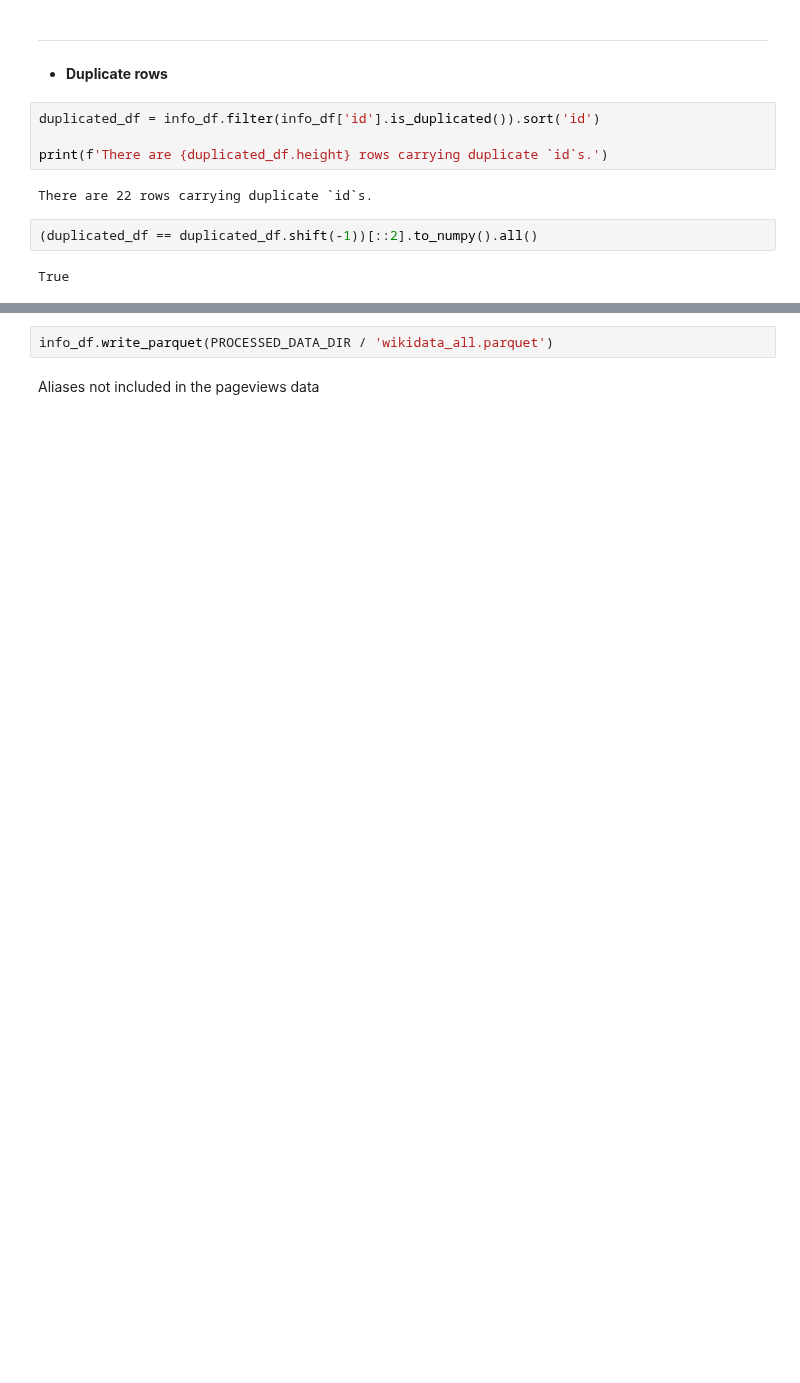
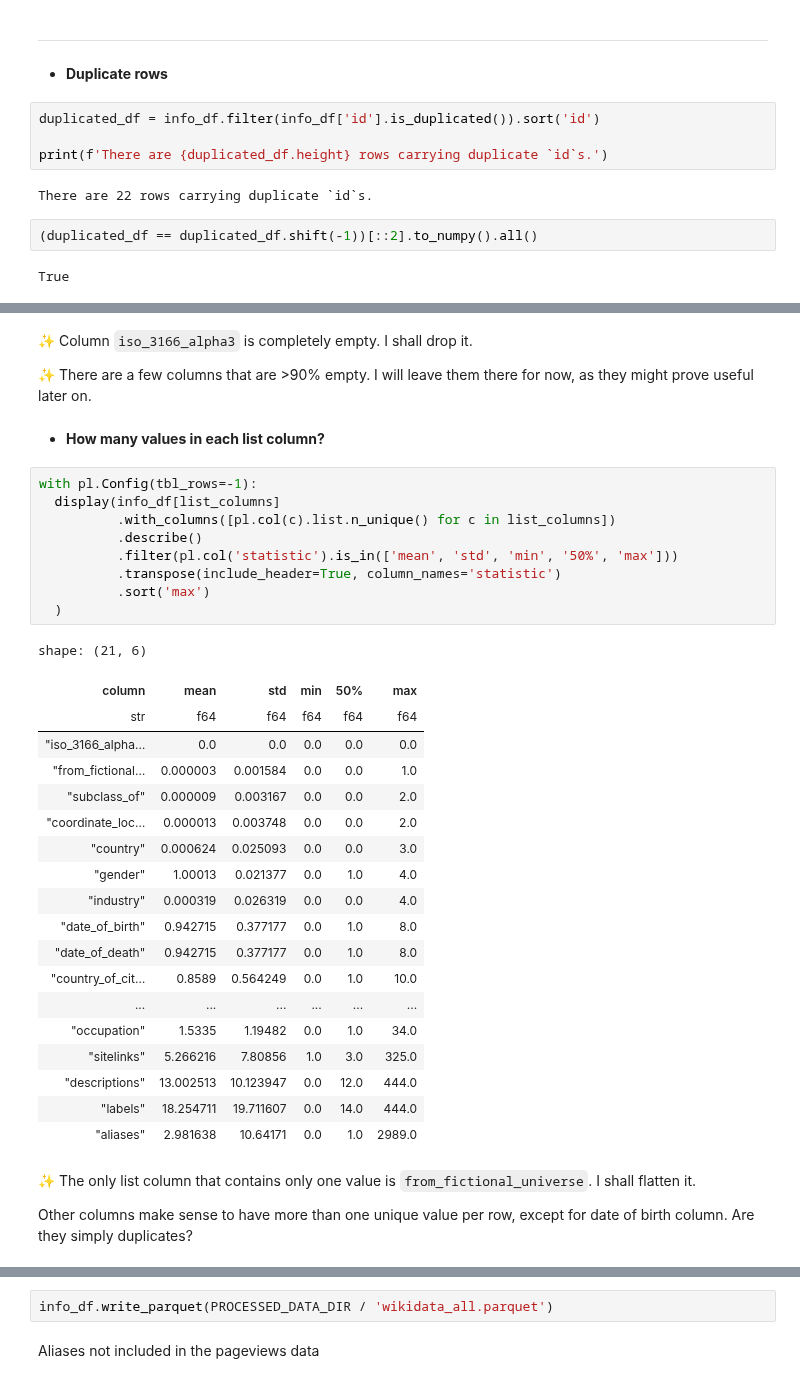
Before and after one commit to MNetanel/wikipedia-people-page-views-patterns, a Jupyter notebook: notebooks/wikipedia_pageviews_project.ipynb, the cells around one changed output, grey strips where cells are left out. Cells and saved outputs as stored; diff of their text form; blank space fills up the shorter version.

```diff
--- a/notebooks/wikipedia_pageviews_project.ipynb
+++ b/notebooks/wikipedia_pageviews_project.ipynb
@@ -462,0 +351,39 @@ educated_at shape: (15, 2)
+# %% [markdown]
+✨ Column `iso_3166_alpha3` is completely empty. I shall drop it.
+
+✨ There are a few columns that are >90% empty. I will leave them there for now, as they might prove useful later on.
+# %% [markdown]
+* **How many values in each list column?**
+# %%
+with pl.Config(tbl_rows=-1):
+  display(info_df[list_columns]
+          .with_columns([pl.col(c).list.n_unique() for c in list_columns])
+          .describe()
+          .filter(pl.col('statistic').is_in(['mean', 'std', 'min', '50%', 'max']))
+          .transpose(include_header=True, column_names='statistic')
+          .sort('max')
+  )
+# %% [output]
+shape: (21, 6)
+| column | mean | std | min | 50% | max |
+| str | f64 | f64 | f64 | f64 | f64 |
+| "iso_3166_alpha… | 0.0 | 0.0 | 0.0 | 0.0 | 0.0 |
+| "from_fictional… | 0.000003 | 0.001584 | 0.0 | 0.0 | 1.0 |
+| "subclass_of" | 0.000009 | 0.003167 | 0.0 | 0.0 | 2.0 |
+| "coordinate_loc… | 0.000013 | 0.003748 | 0.0 | 0.0 | 2.0 |
+| "country" | 0.000624 | 0.025093 | 0.0 | 0.0 | 3.0 |
+| "gender" | 1.00013 | 0.021377 | 0.0 | 1.0 | 4.0 |
+| "industry" | 0.000319 | 0.026319 | 0.0 | 0.0 | 4.0 |
+| "date_of_birth" | 0.942715 | 0.377177 | 0.0 | 1.0 | 8.0 |
+| "date_of_death" | 0.942715 | 0.377177 | 0.0 | 1.0 | 8.0 |
+| "country_of_cit… | 0.8589 | 0.564249 | 0.0 | 1.0 | 10.0 |
+| ... | ... | ... | ... | ... | ... |
+| "occupation" | 1.5335 | 1.19482 | 0.0 | 1.0 | 34.0 |
+| "sitelinks" | 5.266216 | 7.80856 | 1.0 | 3.0 | 325.0 |
+| "descriptions" | 13.002513 | 10.123947 | 0.0 | 12.0 | 444.0 |
+| "labels" | 18.254711 | 19.711607 | 0.0 | 14.0 | 444.0 |
+| "aliases" | 2.981638 | 10.64171 | 0.0 | 1.0 | 2989.0 |
+# %% [markdown]
+✨ The only list column that contains only one value is `from_fictional_universe`. I shall flatten it.
+
+Other columns make sense to have more than one unique value per row, except for date of birth column. Are they simply duplicates?
```
Also changed, not shown: parts of 37 cells of this notebook, 1 other file.
